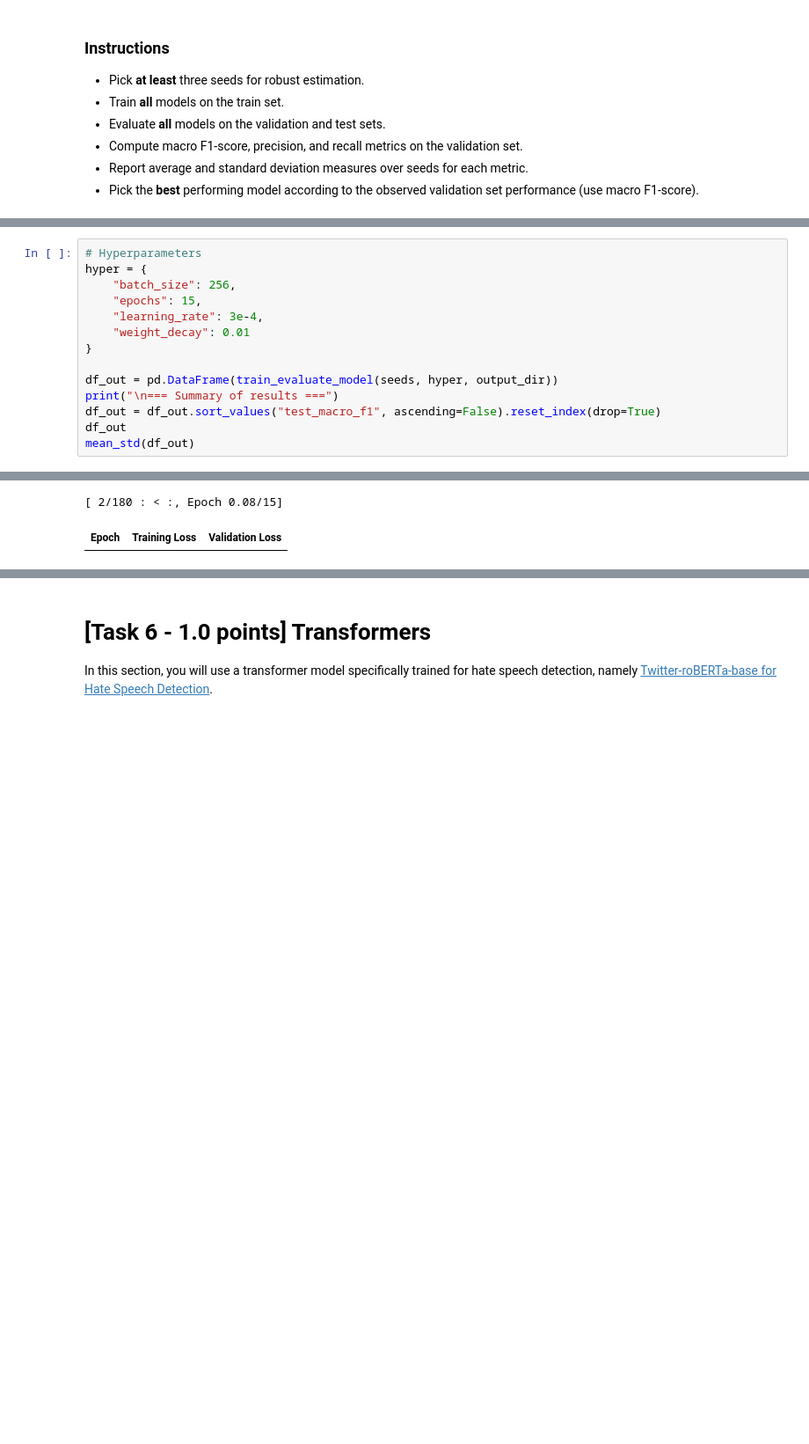
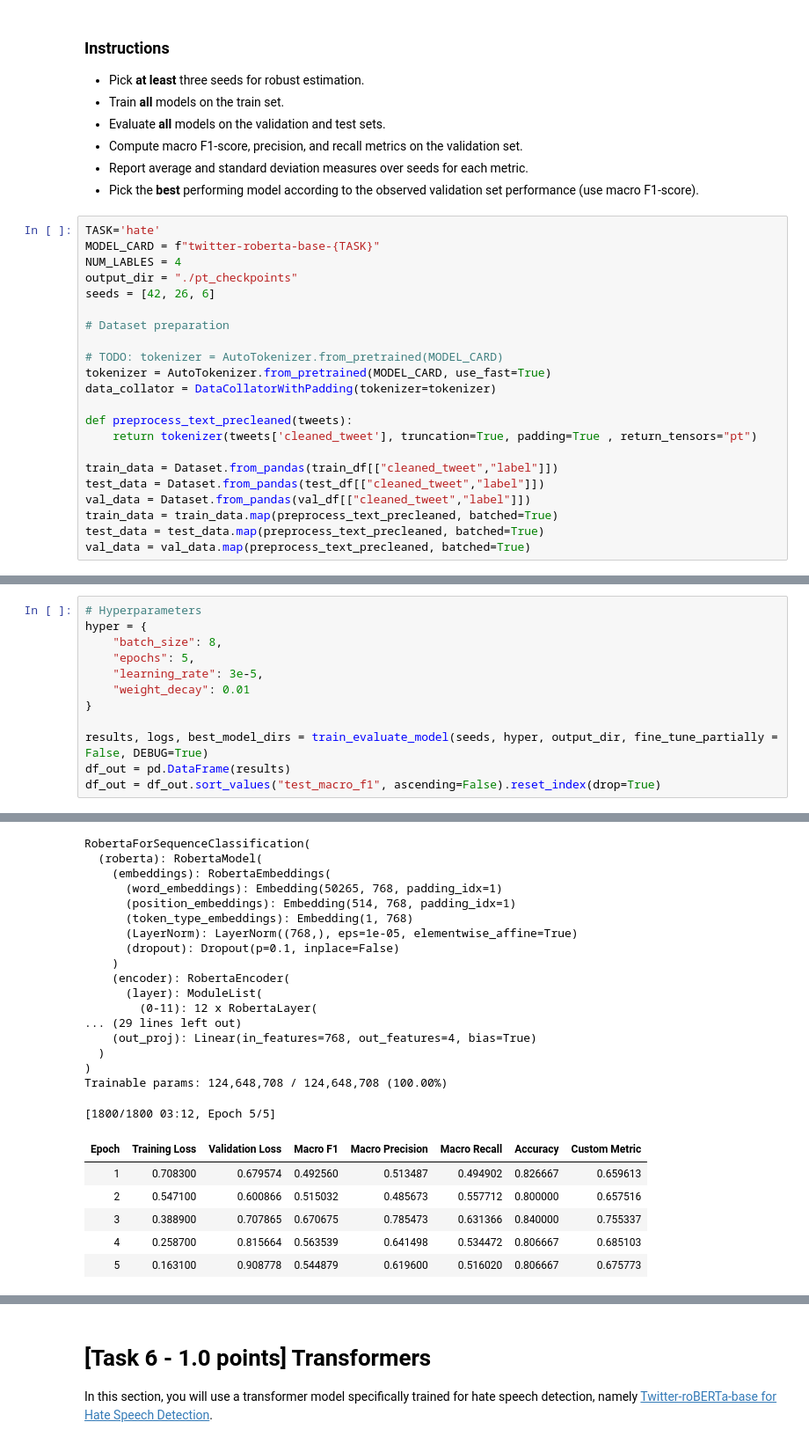
Before and after one commit to 26leonardo/NLP_project, a Jupyter notebook: BILLI/Assignment1-2526.ipynb, the cells around one changed output, grey strips where cells are left out. Shown at 88% size. Drawn from its saved outputs; the diff is of its cells as text; blank space fills up the shorter version.

```diff
--- a/BILLI/Assignment1-2526.ipynb
+++ b/BILLI/Assignment1-2526.ipynb
@@ -779,4 +777,26 @@ You are now tasked to train and evaluate the Baseline and Stacked models.
 * Compute macro F1-score, precision, and recall metrics on the validation set.
 * Report average and standard deviation measures over seeds for each metric.
 * Pick the **best** performing model according to the observed validation set performance (use macro F1-score).
+# %%
+TASK='hate'
+MODEL_CARD = f"twitter-roberta-base-{TASK}"
+NUM_LABLES = 4
+output_dir = "./pt_checkpoints"
+seeds = [42, 26, 6]
+
+# Dataset preparation
+
+# TODO: tokenizer = AutoTokenizer.from_pretrained(MODEL_CARD)
+tokenizer = AutoTokenizer.from_pretrained(MODEL_CARD, use_fast=True)
+data_collator = DataCollatorWithPadding(tokenizer=tokenizer)
+
+def preprocess_text_precleaned(tweets):
+    return tokenizer(tweets['cleaned_tweet'], truncation=True, padding=True , return_tensors="pt")
+
+train_data = Dataset.from_pandas(train_df[["cleaned_tweet","label"]])
+test_data = Dataset.from_pandas(test_df[["cleaned_tweet","label"]])
+val_data = Dataset.from_pandas(val_df[["cleaned_tweet","label"]])
+train_data = train_data.map(preprocess_text_precleaned, batched=True)
+test_data = test_data.map(preprocess_text_precleaned, batched=True)
+val_data = val_data.map(preprocess_text_precleaned, batched=True)
 # %%
@@ -1004,22 +1165,42 @@ def mean_std(df_out: pd.DataFrame):
 # %%
 # Hyperparameters
 hyper = {
-    "batch_size": 256,
-    "epochs": 15,
-    "learning_rate": 3e-4,
+    "batch_size": 8,
+    "epochs": 5,
+    "learning_rate": 3e-5,
     "weight_decay": 0.01
 }
 
-df_out = pd.DataFrame(train_evaluate_model(seeds, hyper, output_dir))
-print("\n=== Summary of results ===")
+results, logs, best_model_dirs = train_evaluate_model(seeds, hyper, output_dir, fine_tune_partially = False, DEBUG=True)
+df_out = pd.DataFrame(results)
 df_out = df_out.sort_values("test_macro_f1", ascending=False).reset_index(drop=True)
-df_out
-mean_std(df_out)
 # %% [output]
 === RUN seed=42 ===
 Some weights of RobertaForSequenceClassification were not initialized from the model checkpoint at twitter-roberta-base-hate and are newly initialized because the shapes did not match:
 - classifier.out_proj.weight: found shape torch.Size([2, 768]) in the checkpoint and torch.Size([4, 768]) in the model instantiated
 - classifier.out_proj.bias: found shape torch.Size([2]) in the checkpoint and torch.Size([4]) in the model instantiated
 You should probably TRAIN this model on a down-stream task to be able to use it for predictions and inference.
-[ 2/180 : < :, Epoch 0.08/15]
+RobertaForSequenceClassification(
+  (roberta): RobertaModel(
+    (embeddings): RobertaEmbeddings(
+      (word_embeddings): Embedding(50265, 768, padding_idx=1)
+      (position_embeddings): Embedding(514, 768, padding_idx=1)
+      (token_type_embeddings): Embedding(1, 768)
+      (LayerNorm): LayerNorm((768,), eps=1e-05, elementwise_affine=True)
+      (dropout): Dropout(p=0.1, inplace=False)
+    )
+    (encoder): RobertaEncoder(
+      (layer): ModuleList(
+        (0-11): 12 x RobertaLayer(
+... (29 lines left out)
+    (out_proj): Linear(in_features=768, out_features=4, bias=True)
+  )
+)
+Trainable params: 124,648,708 / 124,648,708 (100.00%)
+[1800/1800 03:12, Epoch 5/5]
-| Epoch | Training Loss | Validation Loss |
+| Epoch | Training Loss | Validation Loss | Macro F1 | Macro Precision | Macro Recall | Accuracy | Custom Metric |
+| 1 | 0.708300 | 0.679574 | 0.492560 | 0.513487 | 0.494902 | 0.826667 | 0.659613 |
+| 2 | 0.547100 | 0.600866 | 0.515032 | 0.485673 | 0.557712 | 0.800000 | 0.657516 |
+| 3 | 0.388900 | 0.707865 | 0.670675 | 0.785473 | 0.631366 | 0.840000 | 0.755337 |
+| 4 | 0.258700 | 0.815664 | 0.563539 | 0.641498 | 0.534472 | 0.806667 | 0.685103 |
+| 5 | 0.163100 | 0.908778 | 0.544879 | 0.619600 | 0.516020 | 0.806667 | 0.675773 |
```
Also changed, not shown: parts of 13 cells of this notebook, 1 other file.
